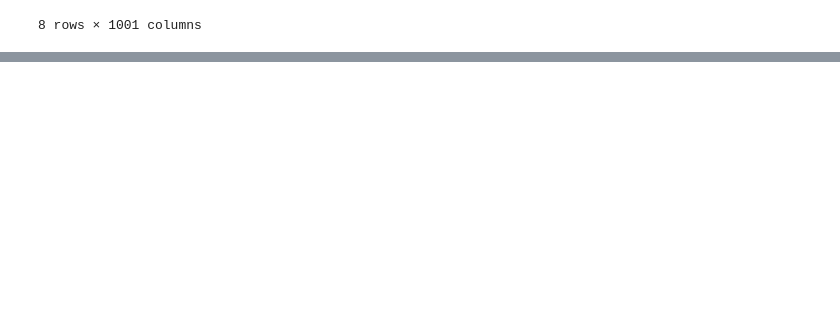
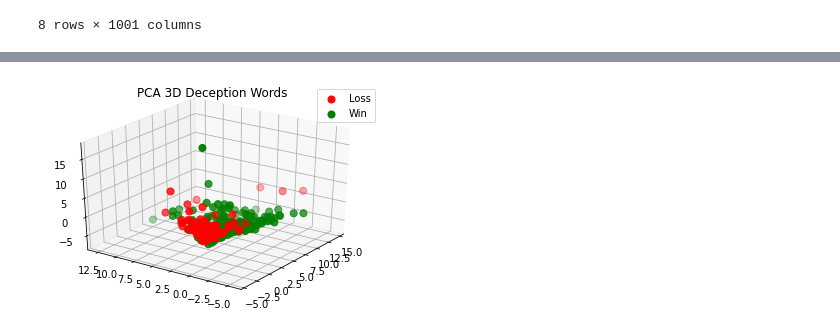
Before and after one commit to luismangubat/Presidential-Election-Predictor, a Jupyter notebook: CISC_251_Project.ipynb, the cells around one changed output, grey strips where cells are left out. Saved outputs shown, nothing was run; the diff lists cells and outputs as text; code cells hidden in the pictures; blank space fills up the shorter version.

```diff
--- a/CISC_251_Project.ipynb
+++ b/CISC_251_Project.ipynb
@@ -285,0 +582,12 @@ from sklearn import decomposition
+# %%
+# Standardizing the features
+StandardizedData = StandardScaler().fit_transform(df2.drop(['Win/Loss'], axis=1))
+#type(StandardizedData)
+from sklearn.decomposition import PCA
+pca = PCA(n_components=3)
+principalComponents = pca.fit_transform(StandardizedData)
+principalDf = pd.DataFrame(data = principalComponents
+             , columns = ['principal component 1', 'principal component 2', 'principal component 3'])
+# Check the if Win/Loss Attribute is fitted in the right order
+finalDf = pd.concat([principalDf, df1[['Win/Loss']]], axis = 1)
+finalDf
@@ -285,0 +608,18 @@ from sklearn import decomposition
+# %%
+# plot
+fig = plt.figure()
+ax = fig.add_subplot(111, projection='3d')
+
+for target, color in zip(targets,colors):
+    indicesToKeep = finalDf['Win/Loss'] == target
+    ax.scatter(principalDf.loc[indicesToKeep, 'principal component 1']
+               , principalDf.loc[indicesToKeep, 'principal component 2']
+               , principalDf.loc[indicesToKeep, 'principal component 3']
+               , c = color
+               , s = 50)
+ax.legend(['Loss', 'Win'])
+ax.set_title('PCA 3D Deception Words')
+ax.view_init(30, 215)
+plt.show()
+# %% [output]
+[figure, added]
```
Also changed, not shown: parts of 123 cells of this notebook.
